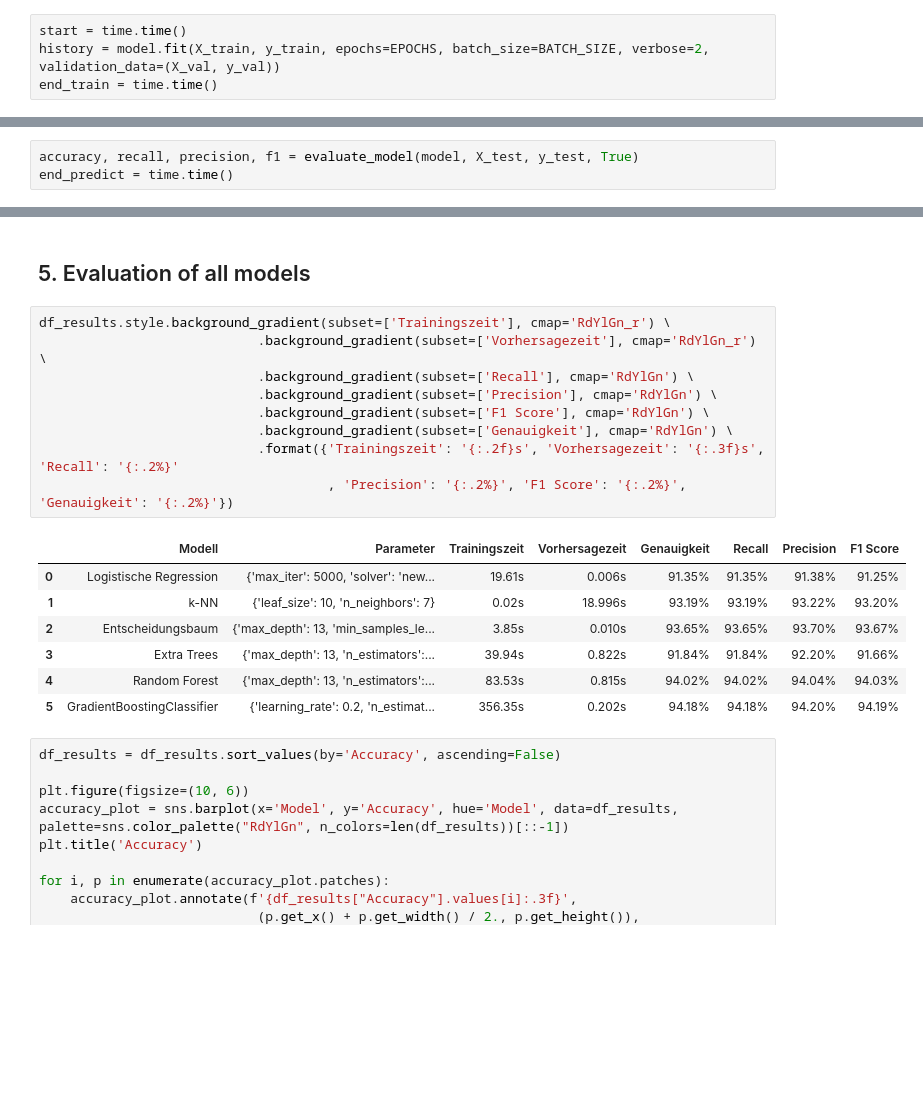
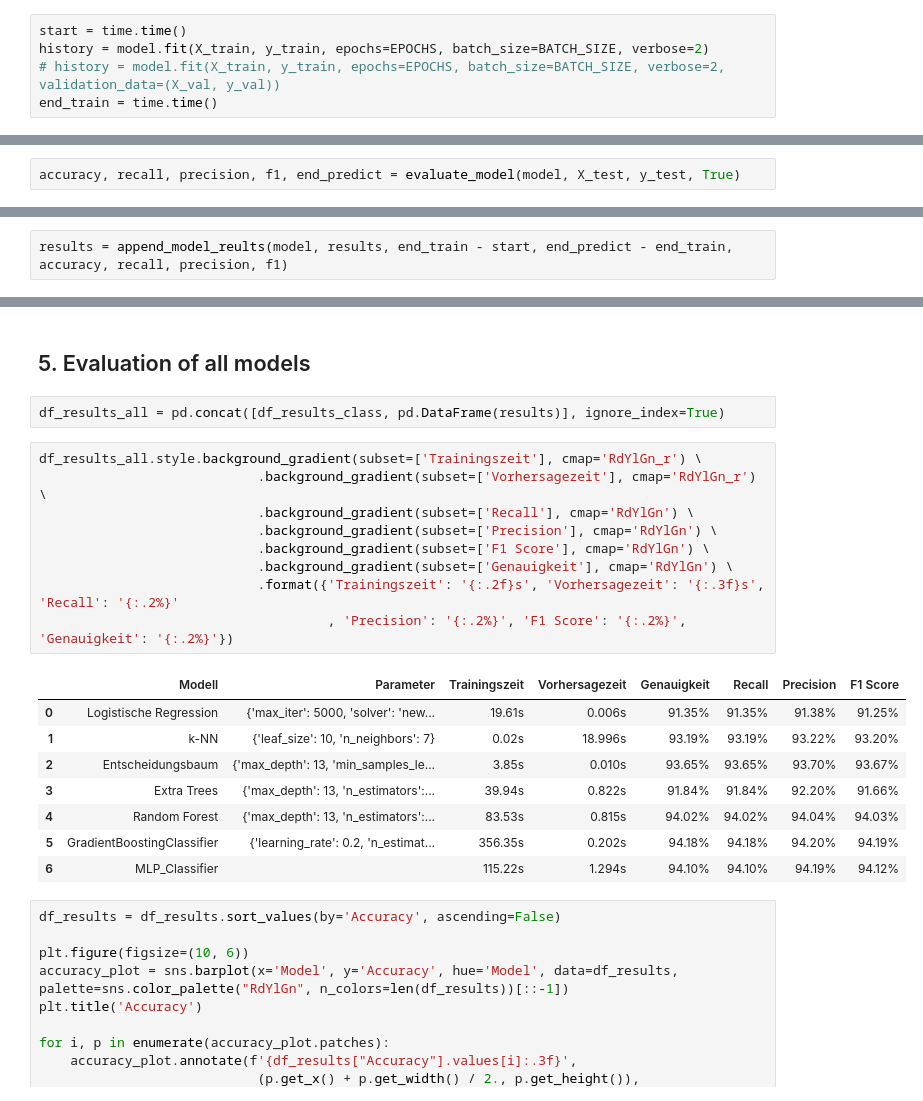
Before and after one commit to aKravtschenko/DEEPL-Autoencoder, a Jupyter notebook: new_autoencoder.ipynb, the cells around one changed output, grey strips where cells are left out. Cells and saved outputs as stored; diff of their text form; blank space fills up the shorter version.

```diff
--- a/new_autoencoder.ipynb
+++ b/new_autoencoder.ipynb
@@ -856,7 +875,8 @@ def build_model_mlp():
 model = build_model_mlp()
 # %%
 start = time.time()
-history = model.fit(X_train, y_train, epochs=EPOCHS, batch_size=BATCH_SIZE, verbose=2, validation_data=(X_val, y_val))
+history = model.fit(X_train, y_train, epochs=EPOCHS, batch_size=BATCH_SIZE, verbose=2)
+# history = model.fit(X_train, y_train, epochs=EPOCHS, batch_size=BATCH_SIZE, verbose=2, validation_data=(X_val, y_val))
 end_train = time.time()
 # %% [output]
 Epoch 1/200
@@ -879,4 +899,3 @@ Epoch 200/200
 # %%
-accuracy, recall, precision, f1 = evaluate_model(model, X_test, y_test, True)
-end_predict = time.time()
+accuracy, recall, precision, f1, end_predict = evaluate_model(model, X_test, y_test, True)
 # %% [output]
@@ -888,3 +907,5 @@ F1 Score: 0.9434293852106655
+# %%
+results = append_model_reults(model, results, end_train - start, end_predict - end_train, accuracy, recall, precision, f1)
 # %% [markdown]
 ### 4.2.2 LSTM
 # %%
@@ -901,23 +922,26 @@ X_test_reshaped = X_test_array.reshape(X_test_array.shape[0],1,TOTAL_FEATURES)
 ### 4.2.3 GRU
 # %% [markdown]
 ## 5. Evaluation of all models
+# %%
+df_results_all = pd.concat([df_results_class, pd.DataFrame(results)], ignore_index=True)
 # %%
-df_results.style.background_gradient(subset=['Trainingszeit'], cmap='RdYlGn_r') \
+df_results_all.style.background_gradient(subset=['Trainingszeit'], cmap='RdYlGn_r') \
                             .background_gradient(subset=['Vorhersagezeit'], cmap='RdYlGn_r') \
                             .background_gradient(subset=['Recall'], cmap='RdYlGn') \
                             .background_gradient(subset=['Precision'], cmap='RdYlGn') \
                             .background_gradient(subset=['F1 Score'], cmap='RdYlGn') \
                             .background_gradient(subset=['Genauigkeit'], cmap='RdYlGn') \
                             .format({'Trainingszeit': '{:.2f}s', 'Vorhersagezeit': '{:.3f}s', 'Recall': '{:.2%}'
                                      , 'Precision': '{:.2%}', 'F1 Score': '{:.2%}', 'Genauigkeit': '{:.2%}'})
 # %% [output]
 |  | Modell | Parameter | Trainingszeit | Vorhersagezeit | Genauigkeit | Recall | Precision | F1 Score |
 | 0 | Logistische Regression | {'max_iter': 5000, 'solver': 'new... | 19.61s | 0.006s | 91.35% | 91.35% | 91.38% | 91.25% |
 | 1 | k-NN | {'leaf_size': 10, 'n_neighbors': 7} | 0.02s | 18.996s | 93.19% | 93.19% | 93.22% | 93.20% |
 | 2 | Entscheidungsbaum | {'max_depth': 13, 'min_samples_le... | 3.85s | 0.010s | 93.65% | 93.65% | 93.70% | 93.67% |
 | 3 | Extra Trees | {'max_depth': 13, 'n_estimators':... | 39.94s | 0.822s | 91.84% | 91.84% | 92.20% | 91.66% |
 | 4 | Random Forest | {'max_depth': 13, 'n_estimators':... | 83.53s | 0.815s | 94.02% | 94.02% | 94.04% | 94.03% |
 | 5 | GradientBoostingClassifier | {'learning_rate': 0.2, 'n_estimat... | 356.35s | 0.202s | 94.18% | 94.18% | 94.20% | 94.19% |
+| 6 | MLP_Classifier |  | 115.22s | 1.294s | 94.10% | 94.10% | 94.19% | 94.12% |
 # %%
 df_results = df_results.sort_values(by='Accuracy', ascending=False)
 
```
Also changed, not shown: parts of 10 cells of this notebook.
